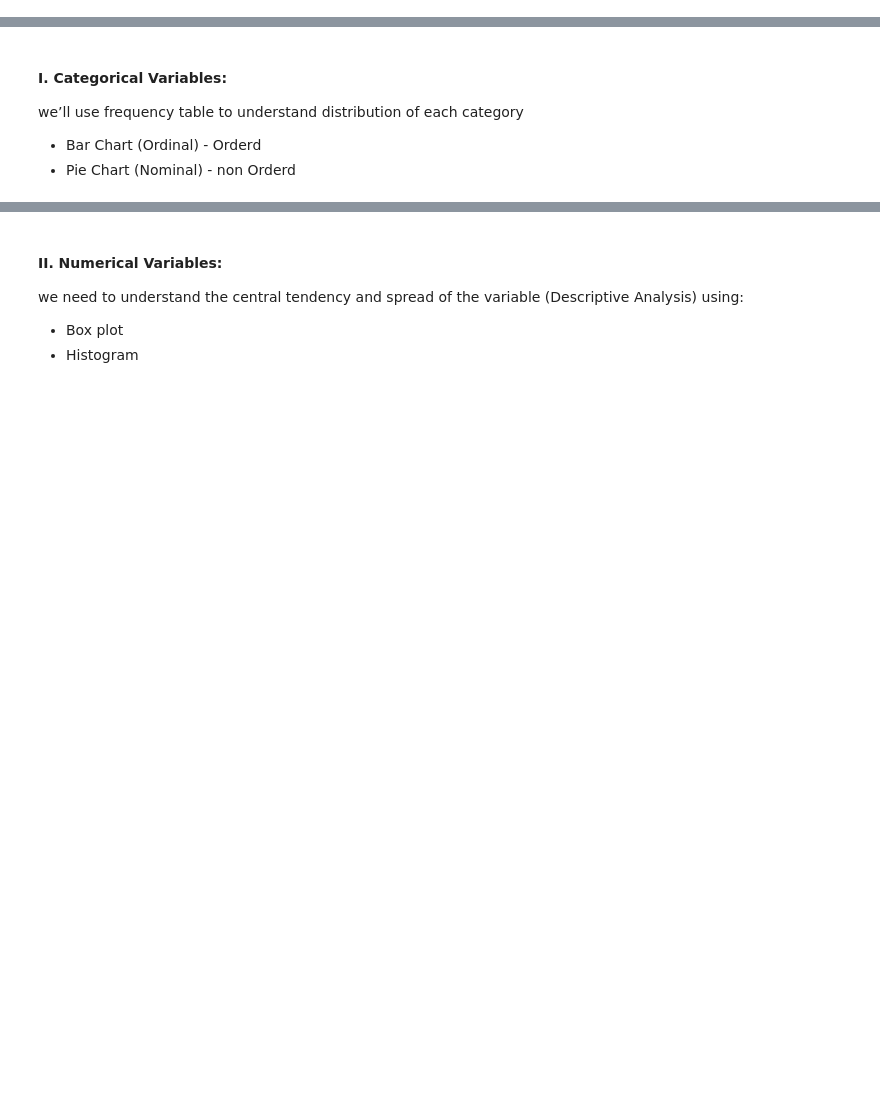
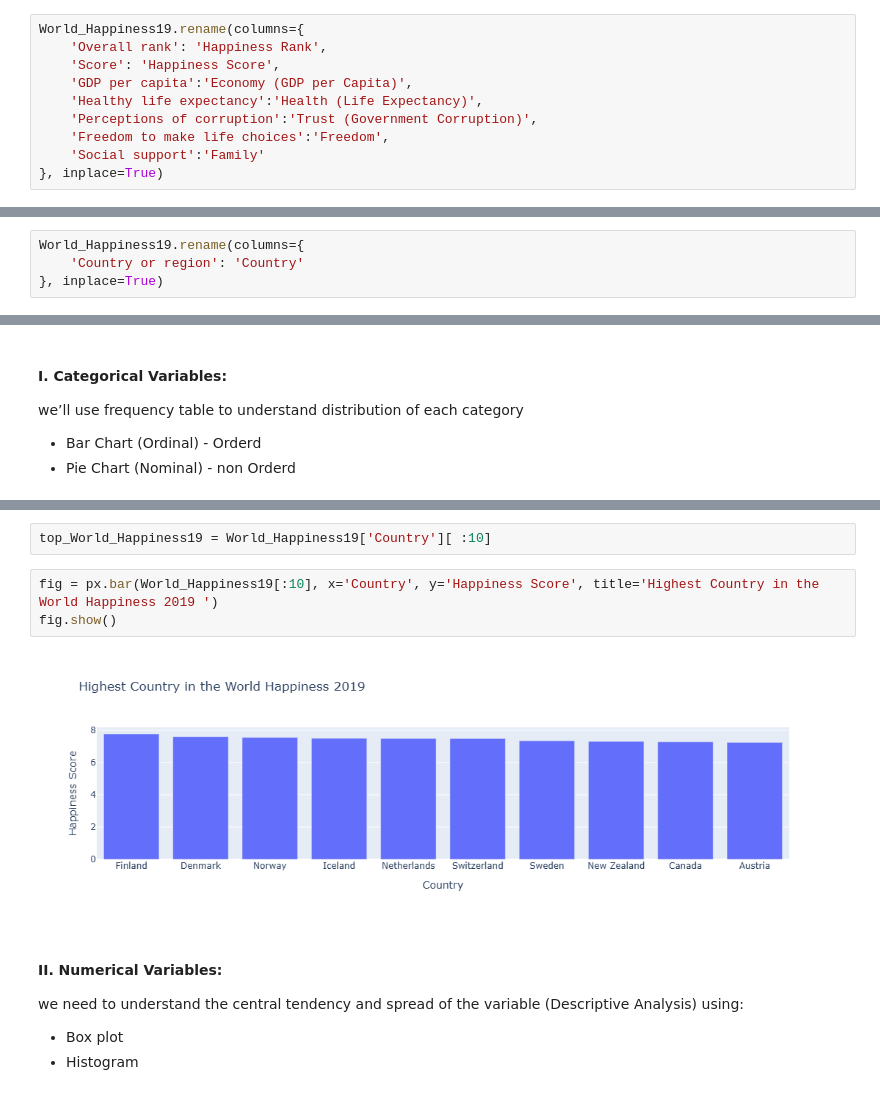
Before and after one commit to sara1h0t/Usecase-2, a Jupyter notebook: EDA explain template.ipynb, the cells around one changed output, grey strips where cells are left out. Drawn from its saved outputs; the diff is of its cells as text; blank space fills up the shorter version.

```diff
--- a/EDA explain template.ipynb
+++ b/EDA explain template.ipynb
@@ -350,0 +416,10 @@ Confirm that the data is consistent within the dataset and across multiple data
+# %%
+World_Happiness19.rename(columns={
+    'Overall rank': 'Happiness Rank',
+    'Score': 'Happiness Score',
+    'GDP per capita':'Economy (GDP per Capita)',
+    'Healthy life expectancy':'Health (Life Expectancy)',
+    'Perceptions of corruption':'Trust (Government Corruption)',
+    'Freedom to make life choices':'Freedom',
+    'Social support':'Family'
+}, inplace=True)
@@ -350,0 +433,4 @@ Confirm that the data is consistent within the dataset and across multiple data
+# %%
+World_Happiness19.rename(columns={
+    'Country or region': 'Country'
+}, inplace=True)
@@ -641,3 +864,10 @@ we’ll use frequency table to understand distribution of each category
+# %%
+top_World_Happiness19 = World_Happiness19['Country'][ :10]
+# %%
+fig = px.bar(World_Happiness19[:10], x='Country', y='Happiness Score', title='Highest Country in the World Happiness 2019 ')
+fig.show()
+# %% [output]
+[figure, added]
 # %% [markdown]
 #### II. Numerical Variables:
 
```
Also changed, not shown: parts of 48 cells of this notebook.
